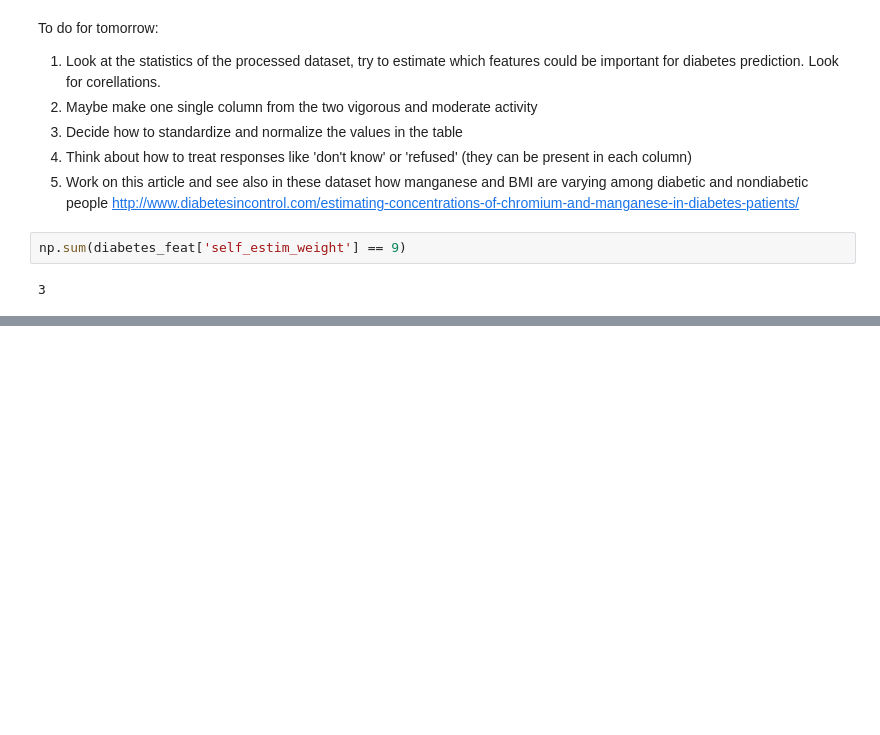
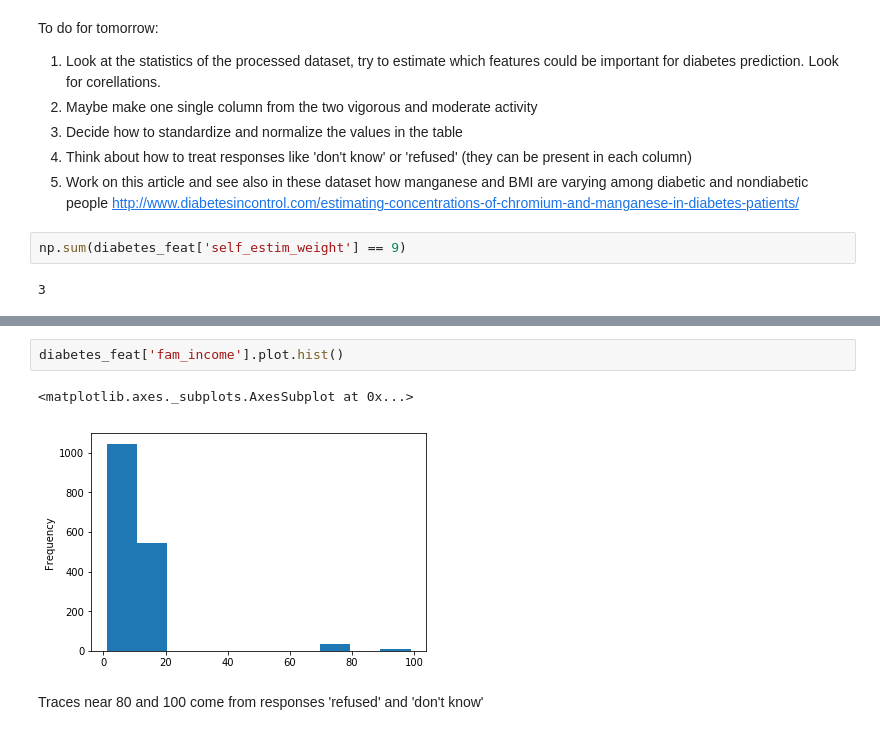
Before and after one commit to ElviraMingazova/PRML_Project, a Jupyter notebook: Diabetes_pred.ipynb, the cells around one changed output, grey strips where cells are left out. Cells and saved outputs as stored; diff of their text form; blank space fills up the shorter version.

```diff
--- a/Diabetes_pred.ipynb
+++ b/Diabetes_pred.ipynb
@@ -295,0 +320,7 @@ np.sum(diabetes_feat['self_estim_weight'] == 9)
+# %%
+diabetes_feat['fam_income'].plot.hist()
+# %% [output]
+<matplotlib.axes._subplots.AxesSubplot at 0x...>
+[figure, added]
+# %% [markdown]
+Traces near 80 and 100 come from responses 'refused' and 'don't know'
```
Also changed, not shown: parts of 8 cells of this notebook.
